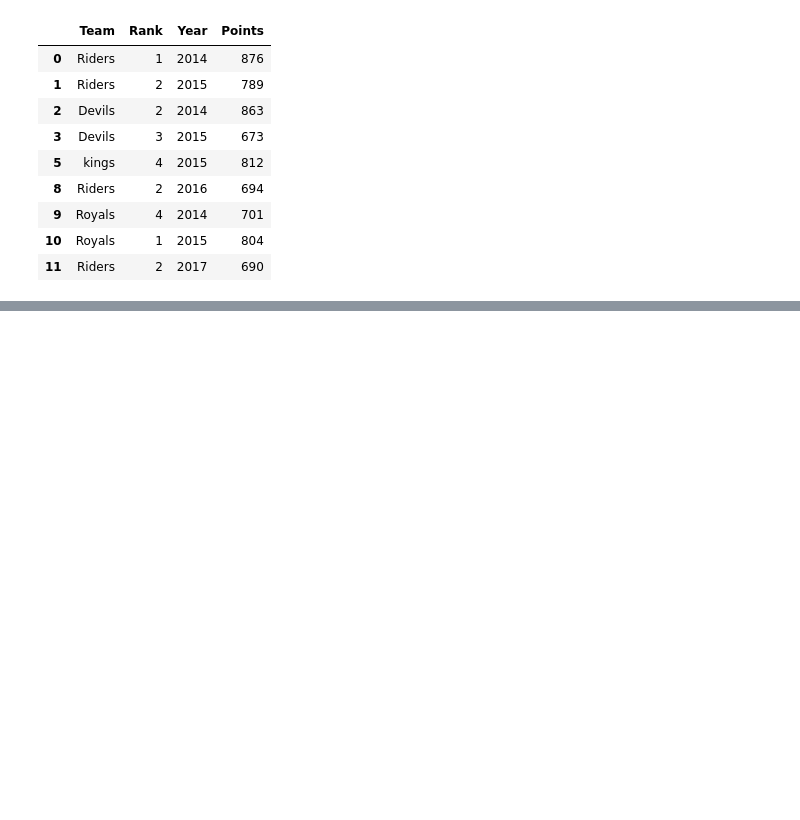
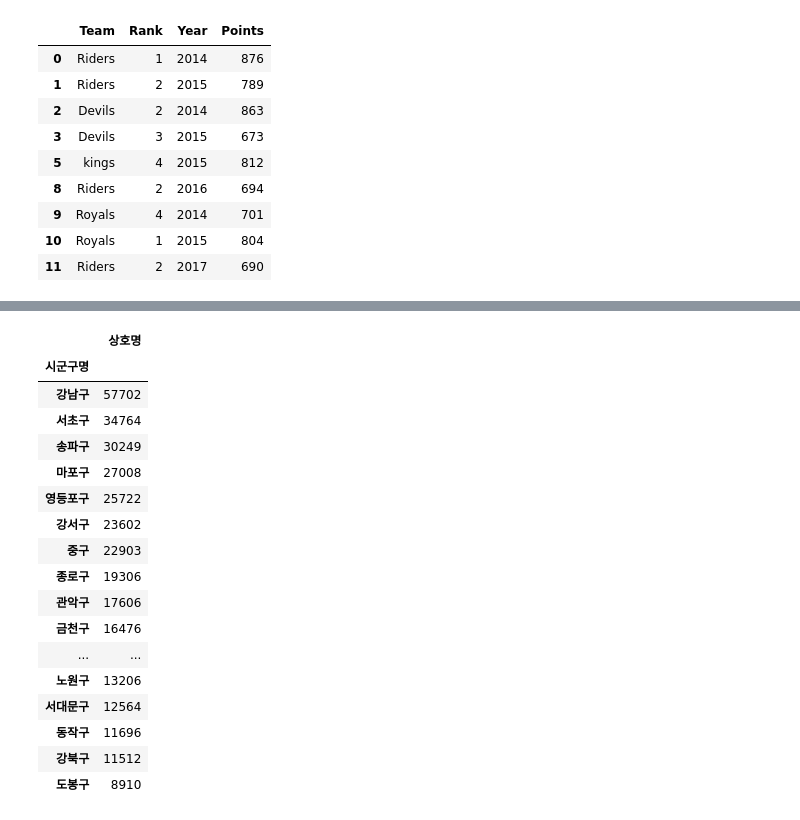
Before and after one commit to leekyuyoung20231211/python, a Jupyter notebook: 판다스2.ipynb, the cells around one changed output, grey strips where cells are left out. Saved outputs shown, nothing was run; the diff lists cells and outputs as text; code cells hidden in the pictures; blank space fills up the shorter version.

```diff
--- a/판다스2.ipynb
+++ b/판다스2.ipynb
@@ -254,0 +306,24 @@ grouped.filter(lambda x : x["Points"].max() > 800)
+# %%
+# 시군구명 별로 그룹바이해서 상점이 총 몇개씩 있는지 확인
+temp = new_df.groupby('시군구명')['상호명'].count()
+# temp.sort_values(ascending=False)  # decending
+pd.DataFrame( temp.sort_values(ascending=False) )
+# %% [output]
+|  | 상호명 |
+| 시군구명 |  |
+| 강남구 | 57702 |
+| 서초구 | 34764 |
+| 송파구 | 30249 |
+| 마포구 | 27008 |
+| 영등포구 | 25722 |
+| 강서구 | 23602 |
+| 중구 | 22903 |
+| 종로구 | 19306 |
+| 관악구 | 17606 |
+| 금천구 | 16476 |
+| ... | ... |
+| 노원구 | 13206 |
+| 서대문구 | 12564 |
+| 동작구 | 11696 |
+| 강북구 | 11512 |
+| 도봉구 | 8910 |
```
Also changed, not shown: parts of 27 cells of this notebook.
